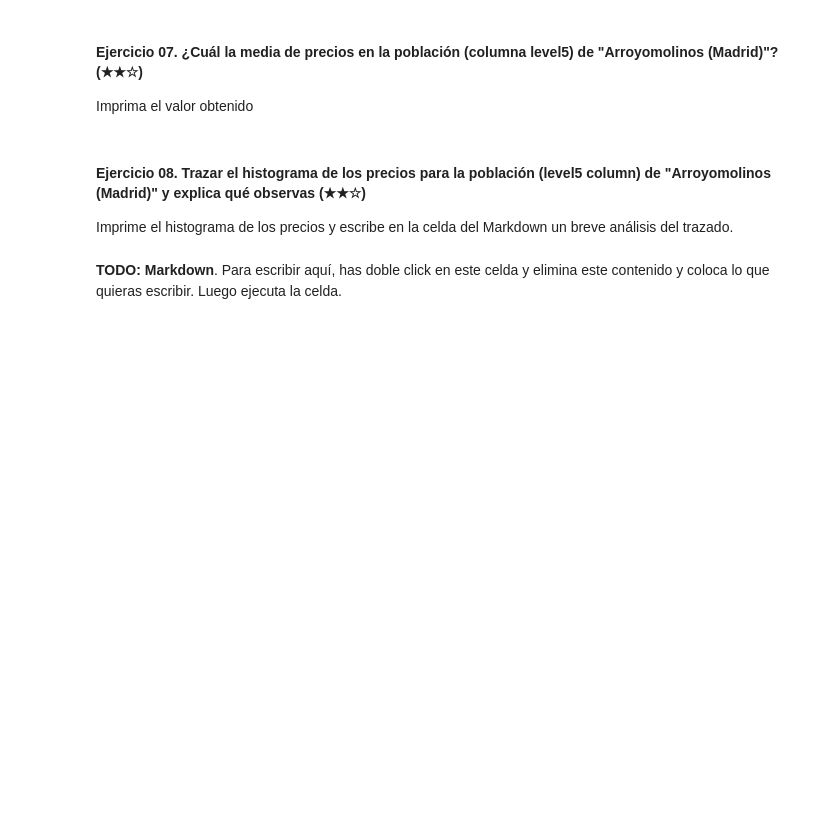
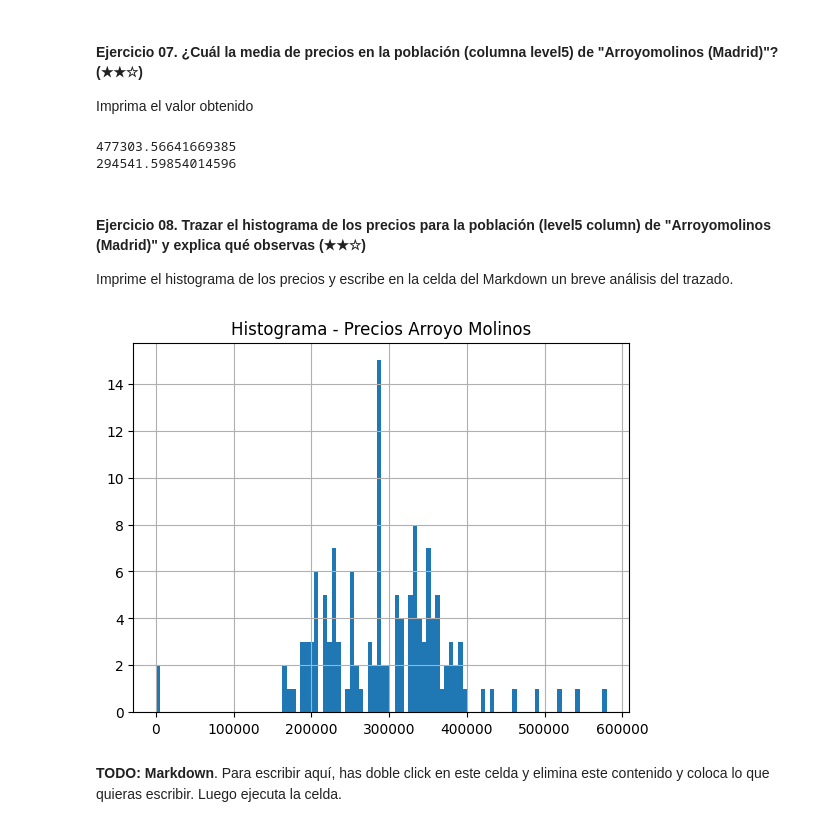
Before and after one commit to amalia1501/realestate-datacleanup-exercise, a Jupyter notebook: project.es.ipynb, the cells around one changed output. Cells and saved outputs as stored; diff of their text form; code cells hidden in the pictures; blank space fills up the shorter version.

```diff
--- a/project.es.ipynb
+++ b/project.es.ipynb
@@ -40,10 +42,6 @@ Imprime la direccion y el precio de la casa seleccionada. Por ejemplo:
 `The house with address General Street Nº5 is the most expensive and its price is 5000000 USD`
 # %%
 valor_max = ds["price"].max()
-ds = ds[ds["price"] == valor_max]
-
-direccion = ds["address"].values[0]
-
-
-print(valor_max)
-print(direccion)
+new_ds = ds[ds["price"] == valor_max]
+direccion = new_ds["address"].values[0]
+print(f"The house with address {direccion} is the most expensive and its price is {valor_max} USD")
@@ -95,12 +156,59 @@ Imprima una comparación entre las dimensiones del DataFrame original versus el
 Imprima el valor obtenido
 # %%
 # TODO
+# Seleccionar la columna
+precios = ds["price"]
+
+# Calcular la media de los precios
+precio_medio=precios.mean()
+
+print(precio_medio)
+
+# Filtrar la población por ubicación
+precios_region = precios[ds["level5"] == "Arroyomolinos (Madrid)"]
+
+# Calcular la media de precios para la región
+precio_medio_region = precios_region.mean()
+
+# Seleccionar el precio medio
+precio_medio_seleccionado = precio_medio_region
+
+# Imprimir el precio medio seleccionado
+print(precio_medio_seleccionado)
+# %% [output]
+477303.56641669385
+294541.59854014596
 # %% [markdown]
 #### Ejercicio 08. Trazar el histograma de los precios para la población (level5 column) de "Arroyomolinos (Madrid)" y explica qué observas (★★☆)
 
 Imprime el histograma de los precios y escribe en la celda del Markdown un breve análisis del trazado.
 # %%
 # TODO: Code
+# Seleccionar la columna de precios y la columna de ubicación
+precios = ds["price"]
+ubicacion = ds["level5"]
+
+# # Filtrar el dataset por ubicación
+precios_region = precios[ds["level5"] == "Arroyomolinos (Madrid)"]
+
+# # # Calcular la frecuencia de precios
+frecuencia_precios = precios_region.hist(bins=100)
+
+# # # Mostrar el histograma
+# plt.show()
+
+# print(precios_region)
+
+
+
+plt.title("Histograma - Precios Arroyo Molinos")
+
+plt.show()
+# plt.xlabel("precio")
+# plt.savefig("histograma.png")
+# El precio medio en la region Arroyo Molinos es de 30.000, y los valores extremos oscilan entre 0 y 60000
+# %% [output]
+[figure, added]
 # %% [markdown]
 **TODO: Markdown**. Para escribir aquí, has doble click en este celda y elimina este contenido y coloca lo que quieras escribir. Luego ejecuta la celda.
 # %% [markdown]
```
Also changed, not shown: parts of 21 cells of this notebook, 2 other files.
